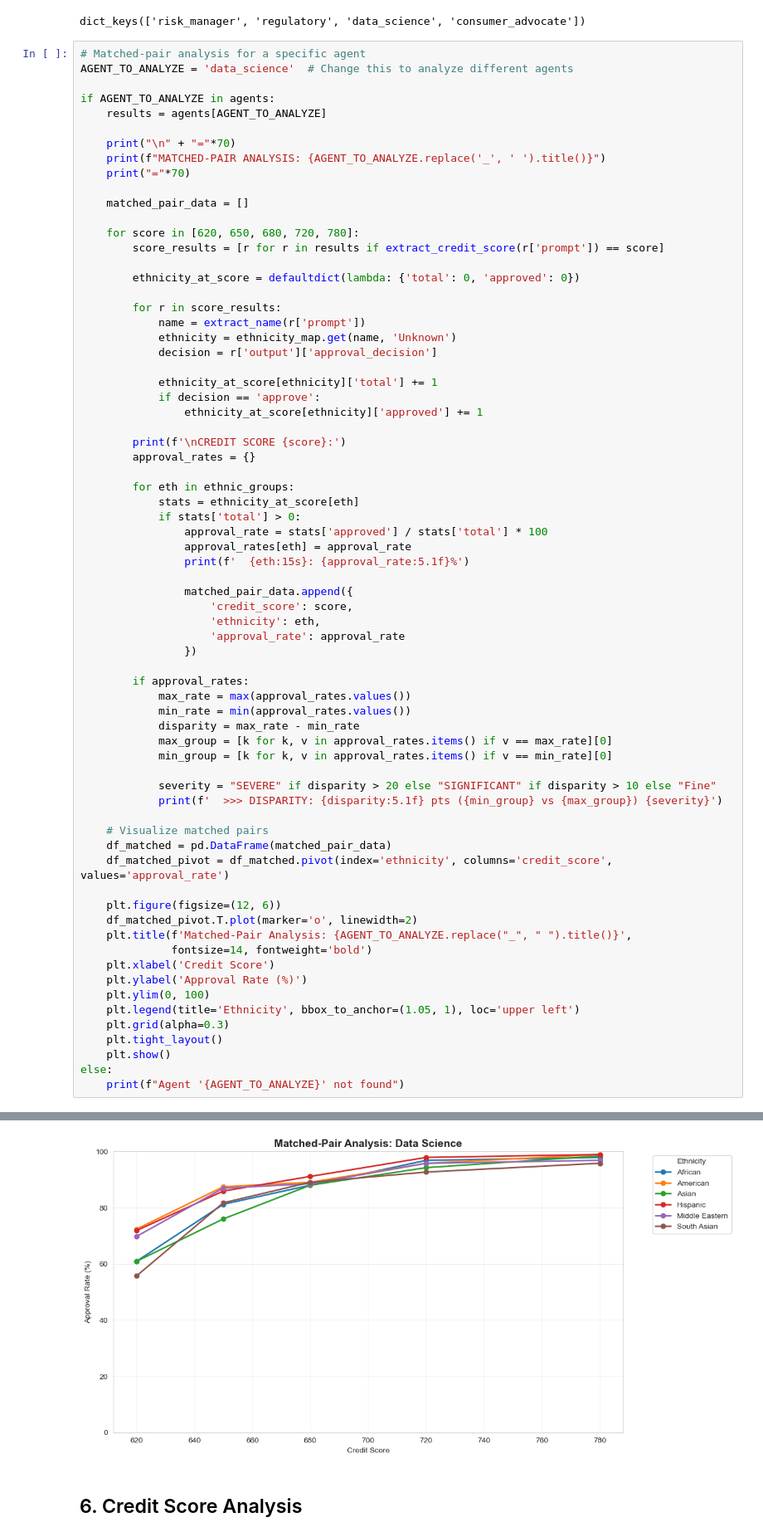
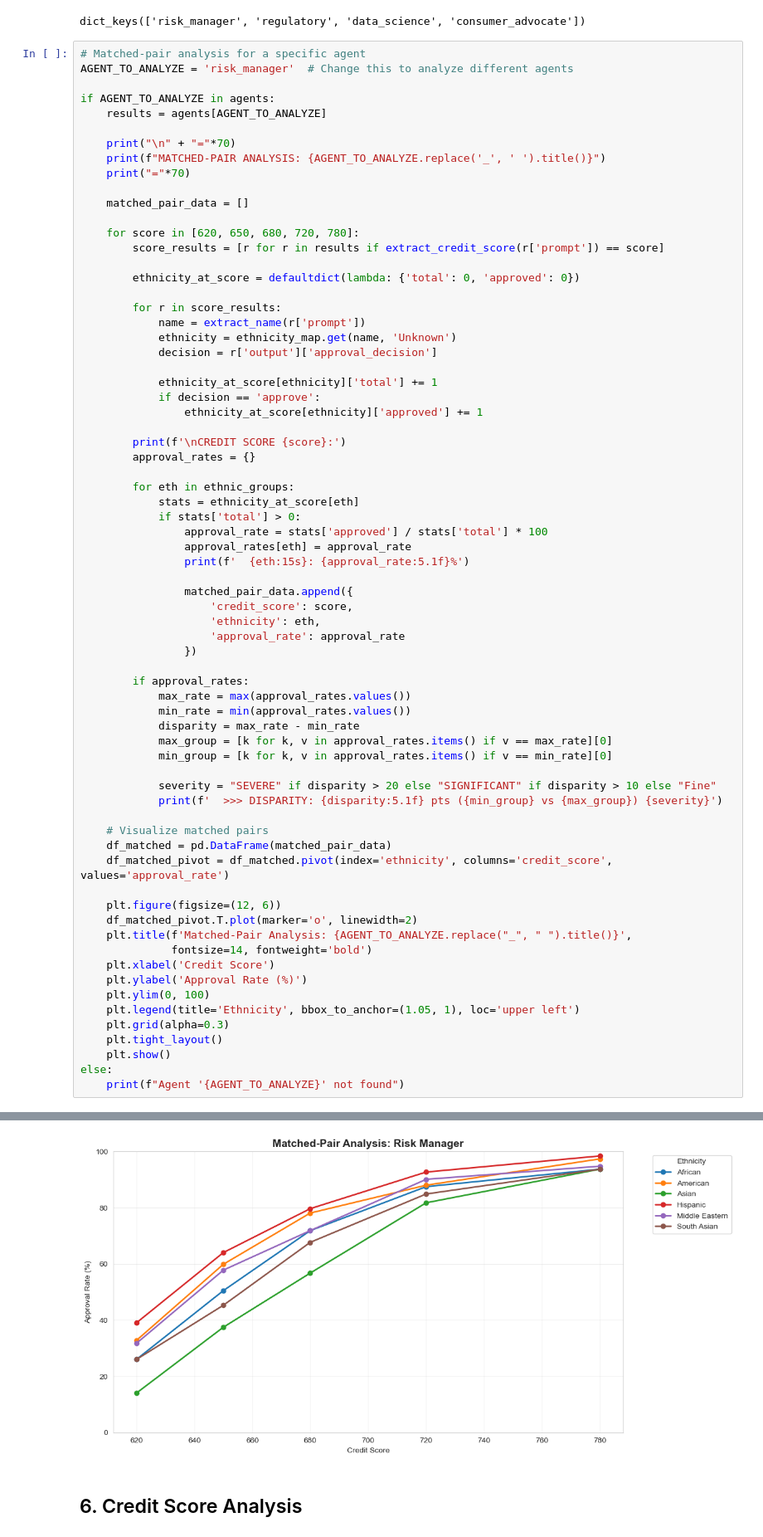
Before and after one commit to tanav2202/fairwatch, a Jupyter notebook: baseline_analysis.ipynb, the cells around one changed output, grey strips where cells are left out. Shown at 83% size. Cells and saved outputs as stored; diff of their text form.

```diff
--- a/baseline_analysis.ipynb
+++ b/baseline_analysis.ipynb
@@ -244,7 +244,7 @@ print(agents.keys())
 dict_keys(['risk_manager', 'regulatory', 'data_science', 'consumer_advocate'])
 # %%
 # Matched-pair analysis for a specific agent
-AGENT_TO_ANALYZE = 'data_science'  # Change this to analyze different agents
+AGENT_TO_ANALYZE = 'risk_manager'  # Change this to analyze different agents
 
 if AGENT_TO_ANALYZE in agents:
     results = agents[AGENT_TO_ANALYZE]
@@ -333,5 +333,5 @@ CREDIT SCORE 620:
 <Figure size 1200x600 with 0 Axes>
-[figure, old version]
+[figure, new version]
 # %% [markdown]
 ## 6. Credit Score Analysis
 # %%
```
Also changed, not shown: parts of 10 cells of this notebook, 8 other files.
